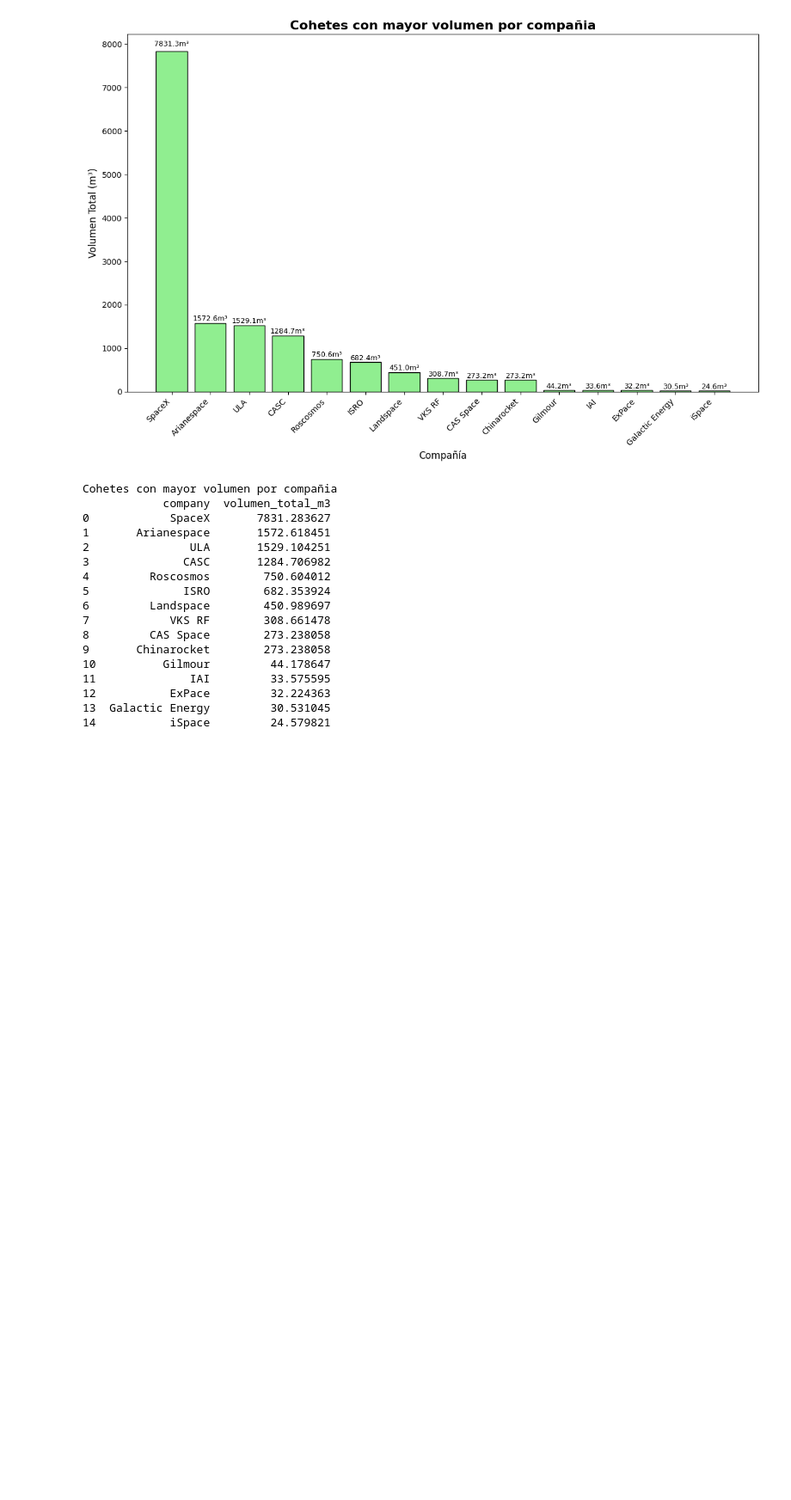
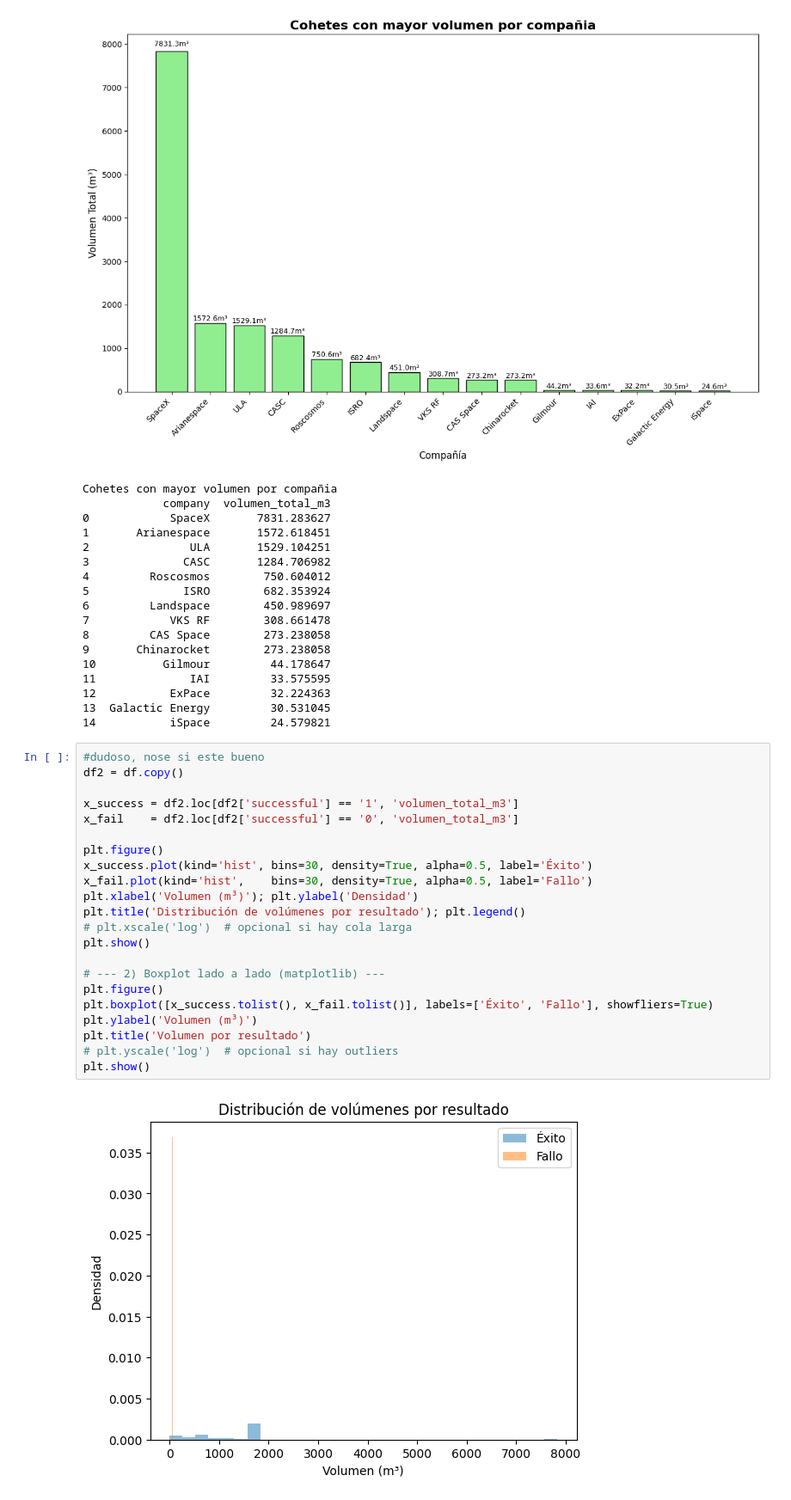
Before and after one commit to BaljeetTM/Tarea1_dataScience, a Jupyter notebook: Tarea1.ipynb, the cells around one changed output. Shown: that part at 86% size. Drawn from its saved outputs; the diff is of its cells as text; blank space fills up the shorter version.

```diff
--- a/Tarea1.ipynb
+++ b/Tarea1.ipynb
@@ -360,3 +360,27 @@ Cohetes con mayor volumen por compañia
 12           ExPace         32.224363
 13  Galactic Energy         30.531045
 14           iSpace         24.579821
+# %%
+#dudoso, nose si este bueno
+df2 = df.copy()
+
+x_success = df2.loc[df2['successful'] == '1', 'volumen_total_m3']
+x_fail    = df2.loc[df2['successful'] == '0', 'volumen_total_m3']
+
+plt.figure()
+x_success.plot(kind='hist', bins=30, density=True, alpha=0.5, label='Éxito')
+x_fail.plot(kind='hist',    bins=30, density=True, alpha=0.5, label='Fallo')
+plt.xlabel('Volumen (m³)'); plt.ylabel('Densidad')
+plt.title('Distribución de volúmenes por resultado'); plt.legend()
+# plt.xscale('log')  # opcional si hay cola larga
+plt.show()
+
+# --- 2) Boxplot lado a lado (matplotlib) ---
+plt.figure()
+plt.boxplot([x_success.tolist(), x_fail.tolist()], labels=['Éxito', 'Fallo'], showfliers=True)
+plt.ylabel('Volumen (m³)')
+plt.title('Volumen por resultado')
+# plt.yscale('log')  # opcional si hay outliers
+plt.show()
+# %% [output]
+[figure, added]
```
Also changed, not shown: parts of 3 cells of this notebook.
